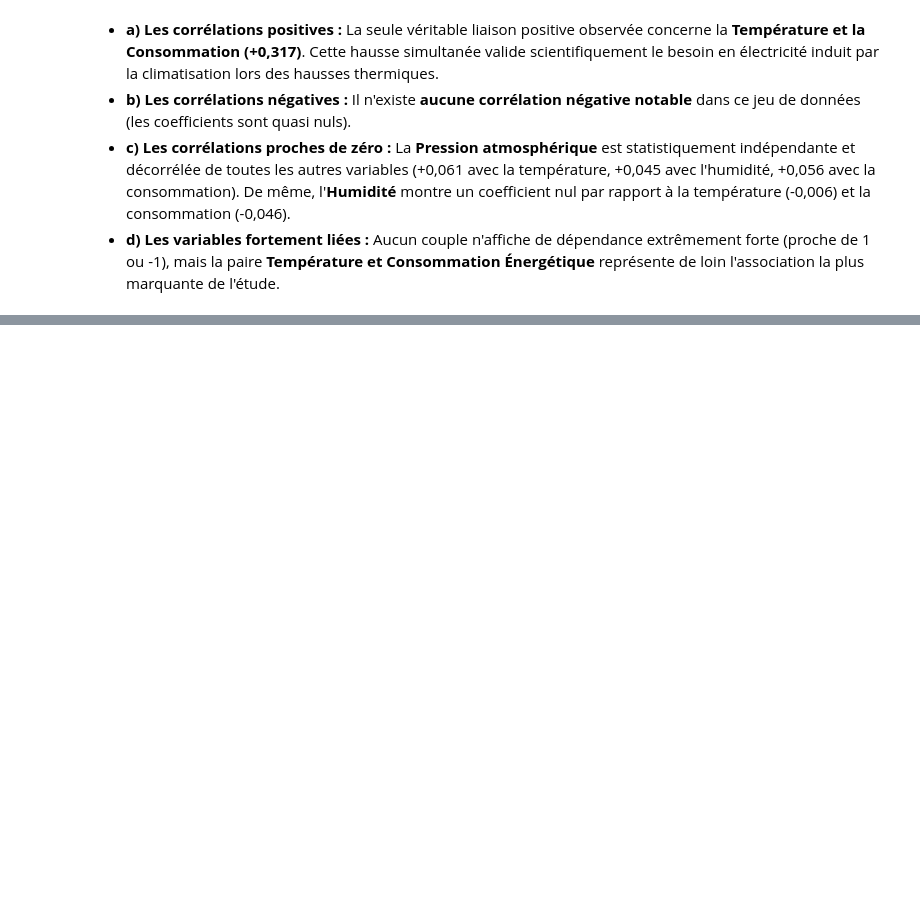
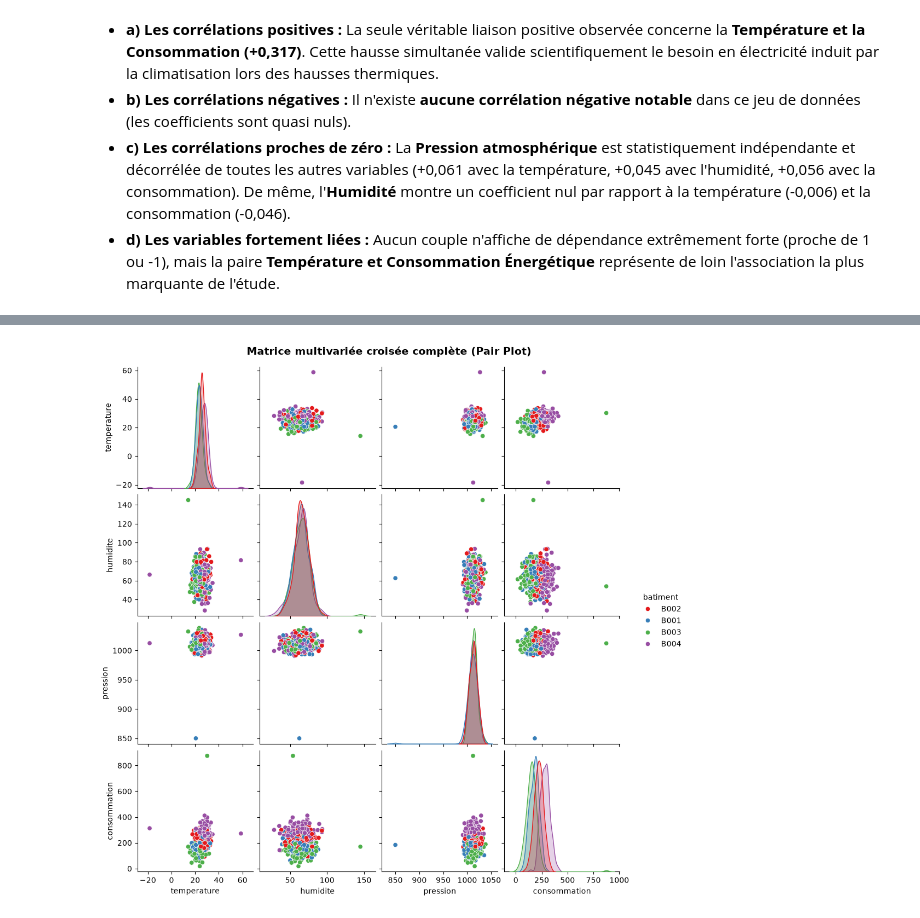
Before and after one commit to DIOPBARHAM/atelier_seaborn_iot, a Jupyter notebook: notebooks/atelier_seaborn_iot.ipynb, the cells around one changed output, grey strips where cells are left out. Cells and saved outputs as stored; diff of their text form; code cells hidden in the pictures; blank space fills up the shorter version.

```diff
--- a/notebooks/atelier_seaborn_iot.ipynb
+++ b/notebooks/atelier_seaborn_iot.ipynb
@@ -420,0 +425,9 @@ plt.show()
+# %%
+# 'pairplot' croise toutes les variables numériques de la liste et les colore selon le bâtiment (hue)
+# Les histogrammes de distribution se placent sur la diagonale, et les nuages de points en dehors
+g = sns.pairplot(data=df, vars=['temperature', 'humidite', 'pression', 'consommation'], hue='batiment', palette='Set1', height=2.5)
+
+g.fig.suptitle("Matrice multivariée croisée complète (Pair Plot)", y=1.02, fontsize=14, fontweight='bold')
+plt.show()
+# %% [output]
+[figure, added]
```
Also changed, not shown: parts of 1 cell of this notebook.
